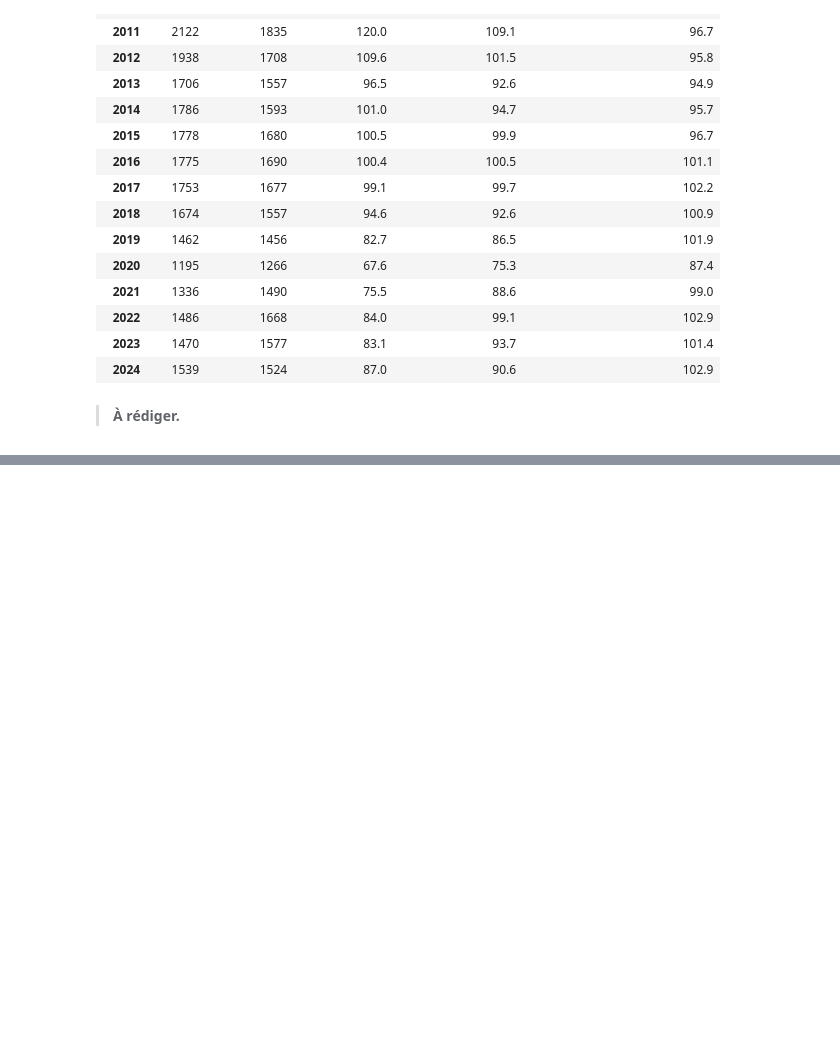
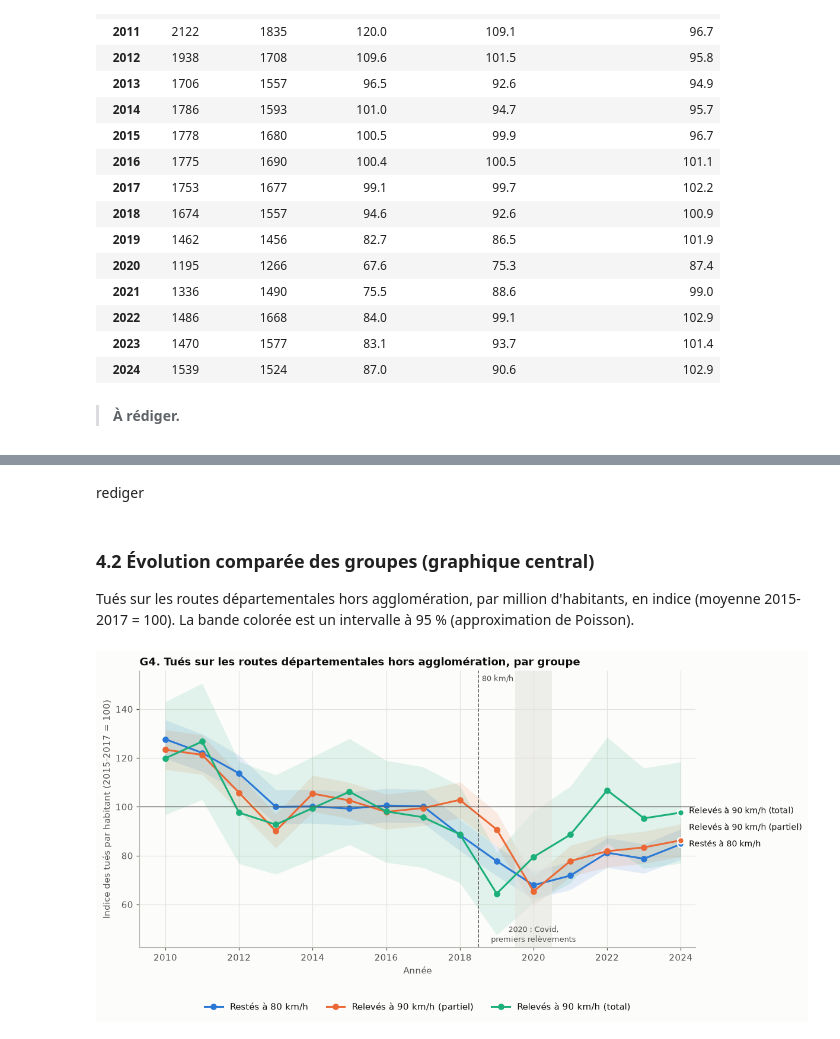
Before and after one commit to heloisegonon/projet-80kmh, a Jupyter notebook: main.ipynb, the cells around one changed output, grey strips where cells are left out. Cells and saved outputs as stored; diff of their text form; code cells hidden in the pictures; blank space fills up the shorter version.

```diff
--- a/main.ipynb
+++ b/main.ipynb
@@ -210,0 +223,15 @@ display(bilan[["tues_80", "tues_temoin", "indice_tues_80", "indice_tues_temoin",
+# %% [markdown]
+rediger
+# %% [markdown]
+### 4.2 Évolution comparée des groupes (graphique central)
+
+Tués sur les routes départementales hors agglomération, par million d'habitants, en indice (moyenne 2015-2017 = 100). La bande colorée est un intervalle à 95 % (approximation de Poisson).
+# %%
+serie_g4 = ind.serie_groupes_ic(panel, variable=VARIABLE_Q2, par_habitant=True)
+gr.tracer_series_groupes_ic(
+    serie_g4,
+    titre="G4. Tués sur les routes départementales hors agglomération, par groupe",
+    ylabel="Indice des tués par habitant (2015-2017 = 100)",
+);
+# %% [output]
+[figure, added]
```
Also changed, not shown: parts of 7 cells of this notebook, 1 other file.
